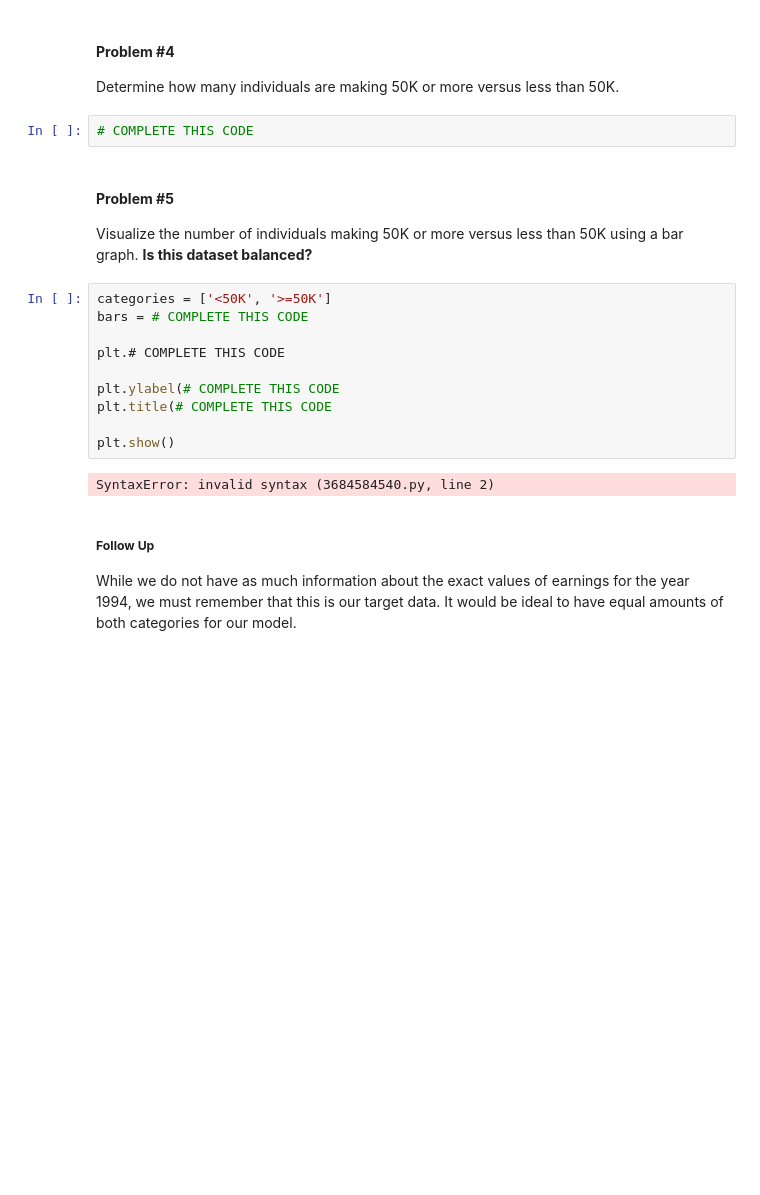
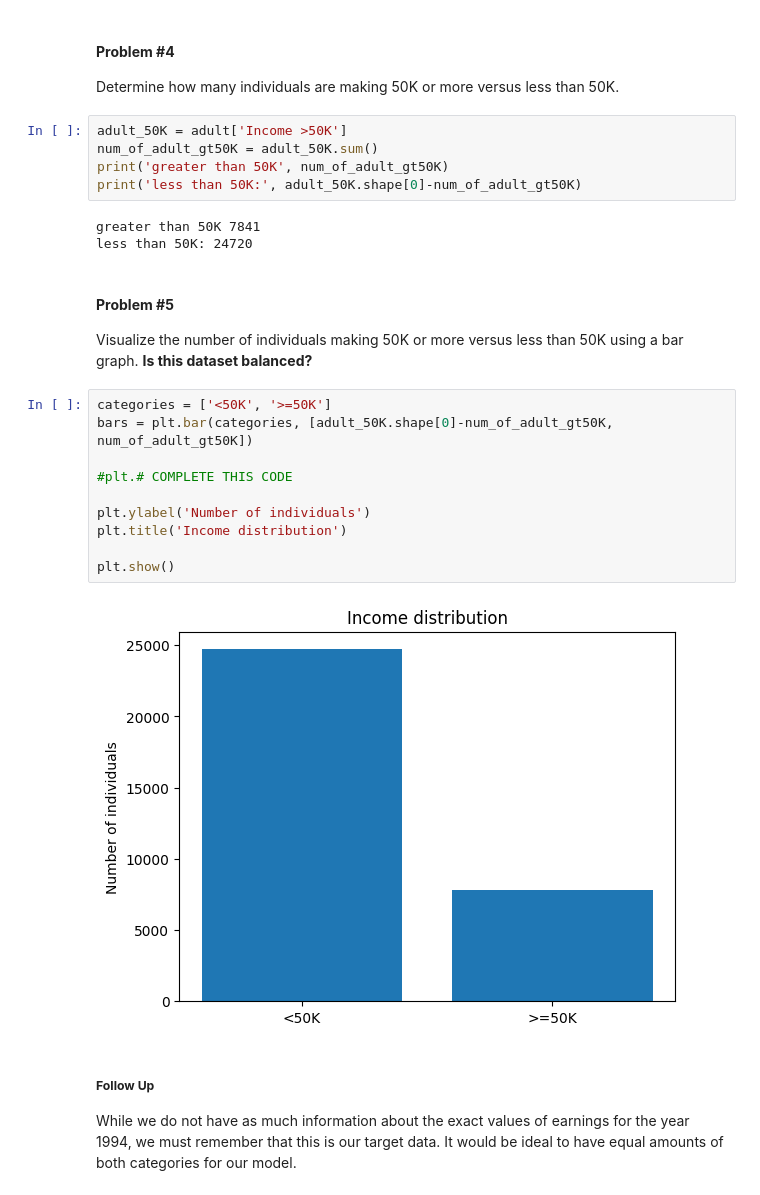
Before and after one commit to jzniu/AWS-Part1-Student-Notebooks, a Jupyter notebook: TRAIN AWS Part I Day 10 Lab Notebook [STUDENT].ipynb, the cells around one changed output. Saved outputs shown, nothing was run; the diff lists cells and outputs as text; blank space fills up the shorter version.

```diff
--- a/TRAIN AWS Part I Day 10 Lab Notebook [STUDENT].ipynb
+++ b/TRAIN AWS Part I Day 10 Lab Notebook [STUDENT].ipynb
@@ -100,24 +125,30 @@ Now, get a general picture of the data's statistics. Then, specifically determin
 #### **Problem #4**
 
 Determine how many individuals are making 50K or more versus less than 50K.
-# %%
-# COMPLETE THIS CODE
+# %%
+adult_50K = adult['Income >50K']
+num_of_adult_gt50K = adult_50K.sum()
+print('greater than 50K', num_of_adult_gt50K)
+print('less than 50K:', adult_50K.shape[0]-num_of_adult_gt50K)
+# %% [output]
+greater than 50K 7841
+less than 50K: 24720
 # %% [markdown]
 #### **Problem #5**
 
 Visualize the number of individuals making 50K or more versus less than 50K using a bar graph. **Is this dataset balanced?**
 # %%
 categories = ['<50K', '>=50K']
-bars = # COMPLETE THIS CODE
+bars = plt.bar(categories, [adult_50K.shape[0]-num_of_adult_gt50K, num_of_adult_gt50K])
 
-plt.# COMPLETE THIS CODE
+#plt.# COMPLETE THIS CODE
 
-plt.ylabel(# COMPLETE THIS CODE
-plt.title(# COMPLETE THIS CODE
+plt.ylabel('Number of individuals')
+plt.title('Income distribution')
 
 plt.show()
 # %% [output]
-SyntaxError: invalid syntax (3684584540.py, line 2)
+[figure, added]
 # %% [markdown]
 ##### **Follow Up**
 
```
Also changed, not shown: parts of 24 cells of this notebook.
